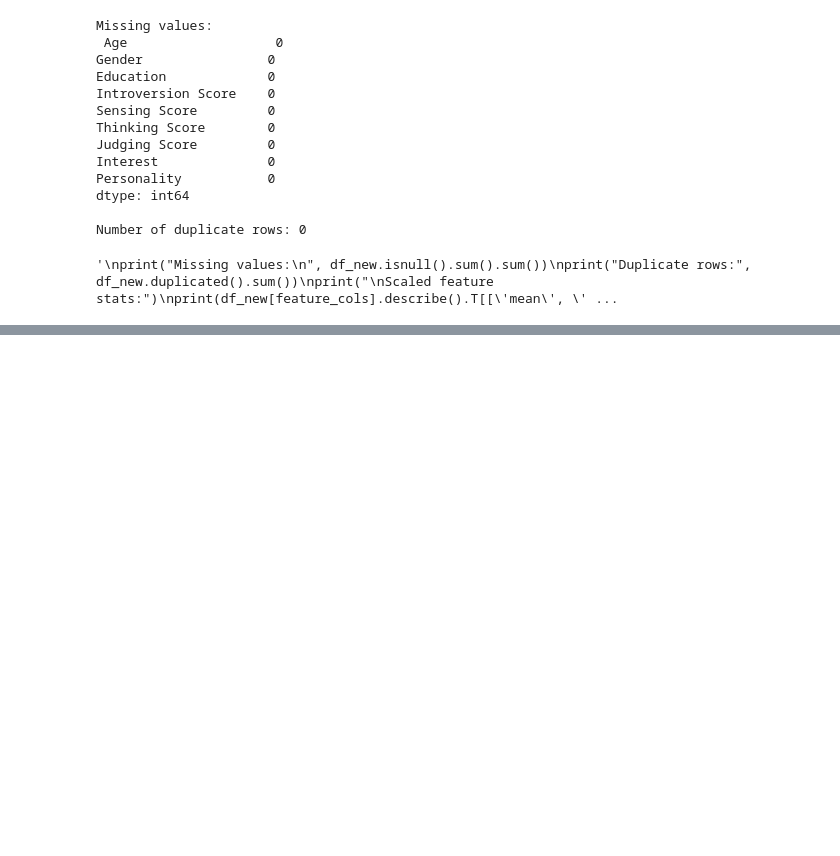
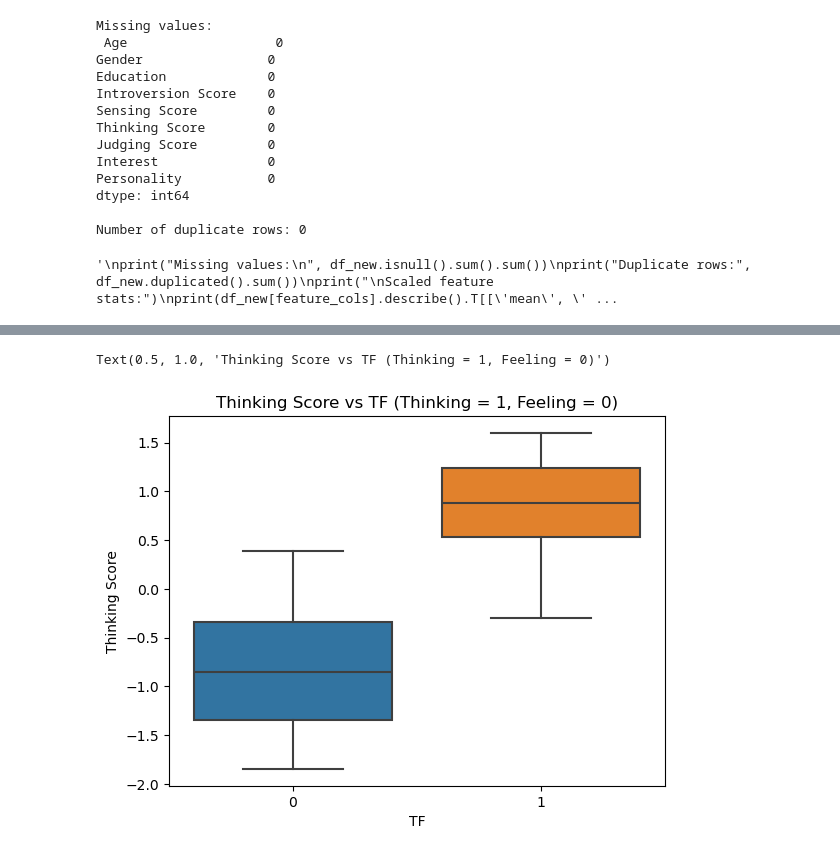
Before and after one commit to paripatel55/ML_Project, a Jupyter notebook: data.ipynb, the cells around one changed output, grey strips where cells are left out. Drawn from its saved outputs; the diff is of its cells as text; code cells hidden in the pictures; blank space fills up the shorter version.

```diff
--- a/data.ipynb
+++ b/data.ipynb
@@ -74,0 +108,6 @@ print(df_new.filter(like='Interest_').head())
+# %%
+sns.boxplot(data=df_new, x='TF', y='Thinking Score')
+plt.title("Thinking Score vs TF (Thinking = 1, Feeling = 0)")
+# %% [output]
+Text(0.5, 1.0, 'Thinking Score vs TF (Thinking = 1, Feeling = 0)')
+[figure, added]
```
Also changed, not shown: parts of 19 cells of this notebook, 1 other file.
